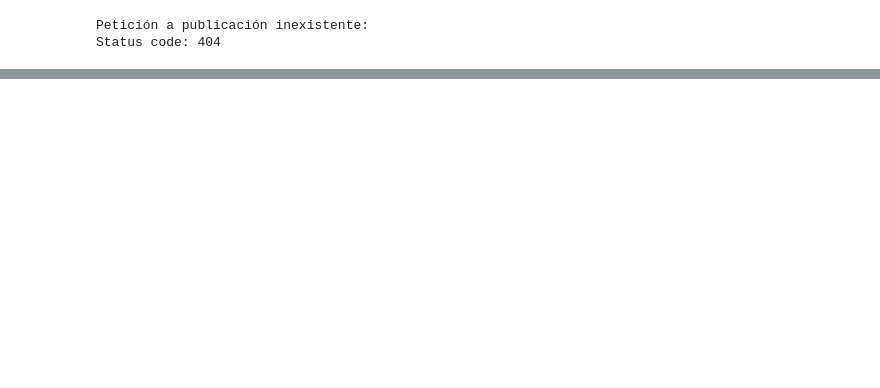
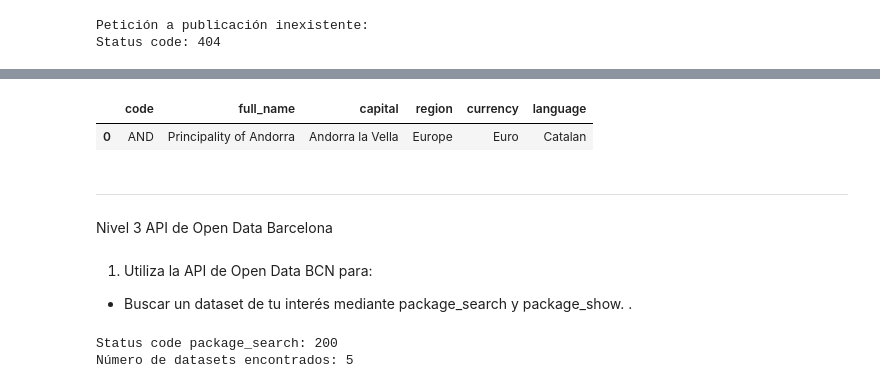
Before and after one commit to 15Rami03/Bootcamp-Analisis-de-datos, a Jupyter notebook: Sprint-12/Tarea S12.01. APIS REST.ipynb, the cells around one changed output, grey strips where cells are left out. Cells and saved outputs as stored; diff of their text form; code cells hidden in the pictures; blank space fills up the shorter version.

```diff
--- a/Sprint-12/Tarea S12.01. APIS REST.ipynb
+++ b/Sprint-12/Tarea S12.01. APIS REST.ipynb
@@ -105,0 +290,38 @@ Status code: 201
+# %%
+world_data_clean = []
+
+for country in world_data:
+    capital_list = country.get("capital")
+
+    if capital_list and len(capital_list) > 0:
+        capital = capital_list[0]
+    else:
+        capital = "N/A"
+
+    world_data_clean.append({
+        "code": country.get("cca3"),
+        "full_name": country["name"].get("official"),
+        "capital": capital,
+        "region": country.get("region"),
+        "currency": ", ".join(
+            [v["name"] for v in country.get("currencies", {}).values()]
+        ),
+        "language": ", ".join(
+            country.get("languages", {}).values()
+        )
+    })
+# %%
+df_opcionB = pd.DataFrame(world_data_clean)
+df_opcionB.head(1)
+# %% [output]
+|  | code | full_name | capital | region | currency | language |
+| 0 | AND | Principality of Andorra | Andorra la Vella | Europe | Euro | Catalan |
+# %% [markdown]
+---------------
+# %% [markdown]
+Nivel 3
+API de Open Data Barcelona
+# %% [markdown]
+1. Utiliza la API de Open Data BCN para:
+
+* Buscar un dataset de tu interés mediante package_search y package_show. .
@@ -105,0 +330,13 @@ Status code: 201
+# %%
+search_params = {
+    "q": "Bicing"
+}
+
+search_response = requests.get(f"{base_url_bcn}/package_search", params=search_params)
+search_data = search_response.json()
+
+print("Status code package_search:", search_response.status_code)
+print("Número de datasets encontrados:", search_data["result"]["count"])
+# %% [output]
+Status code package_search: 200
+Número de datasets encontrados: 5
```
Also changed, not shown: parts of 59 cells of this notebook.
